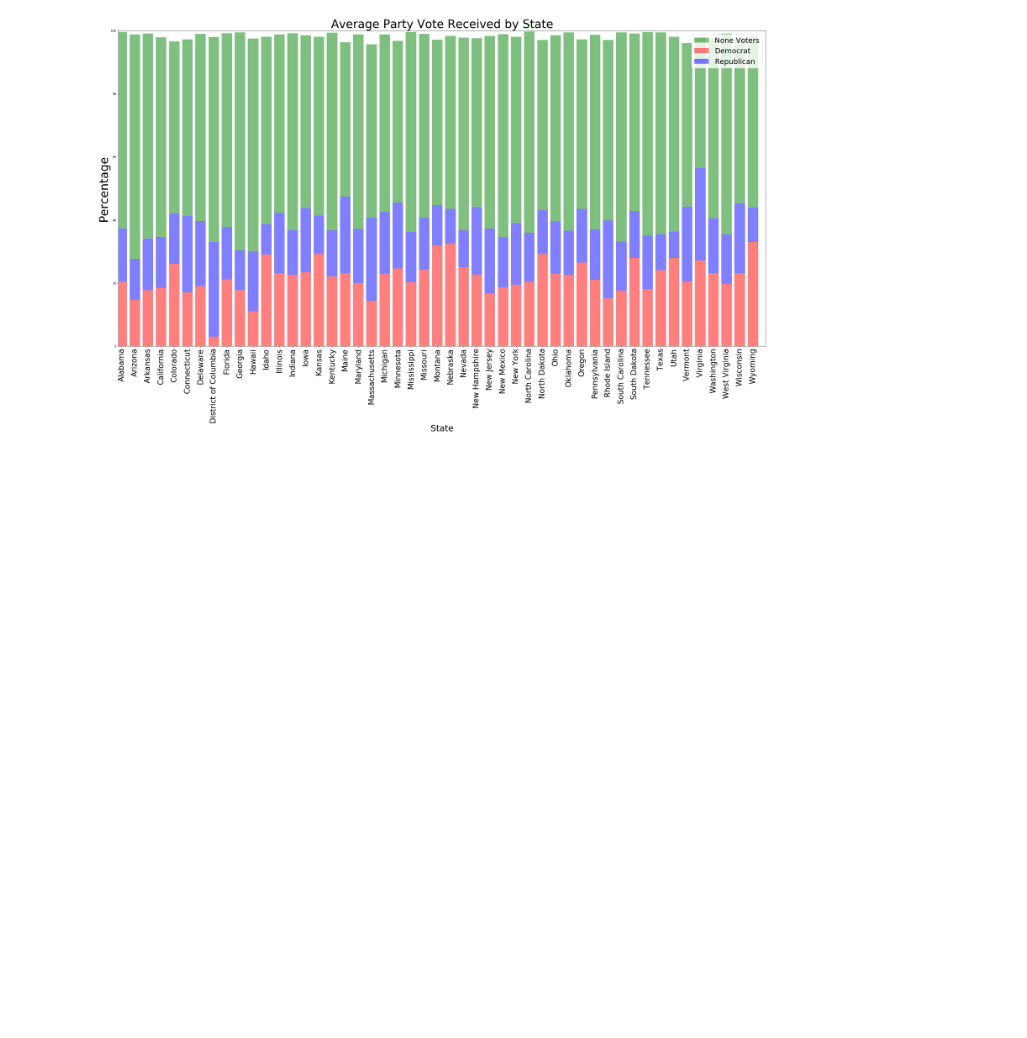
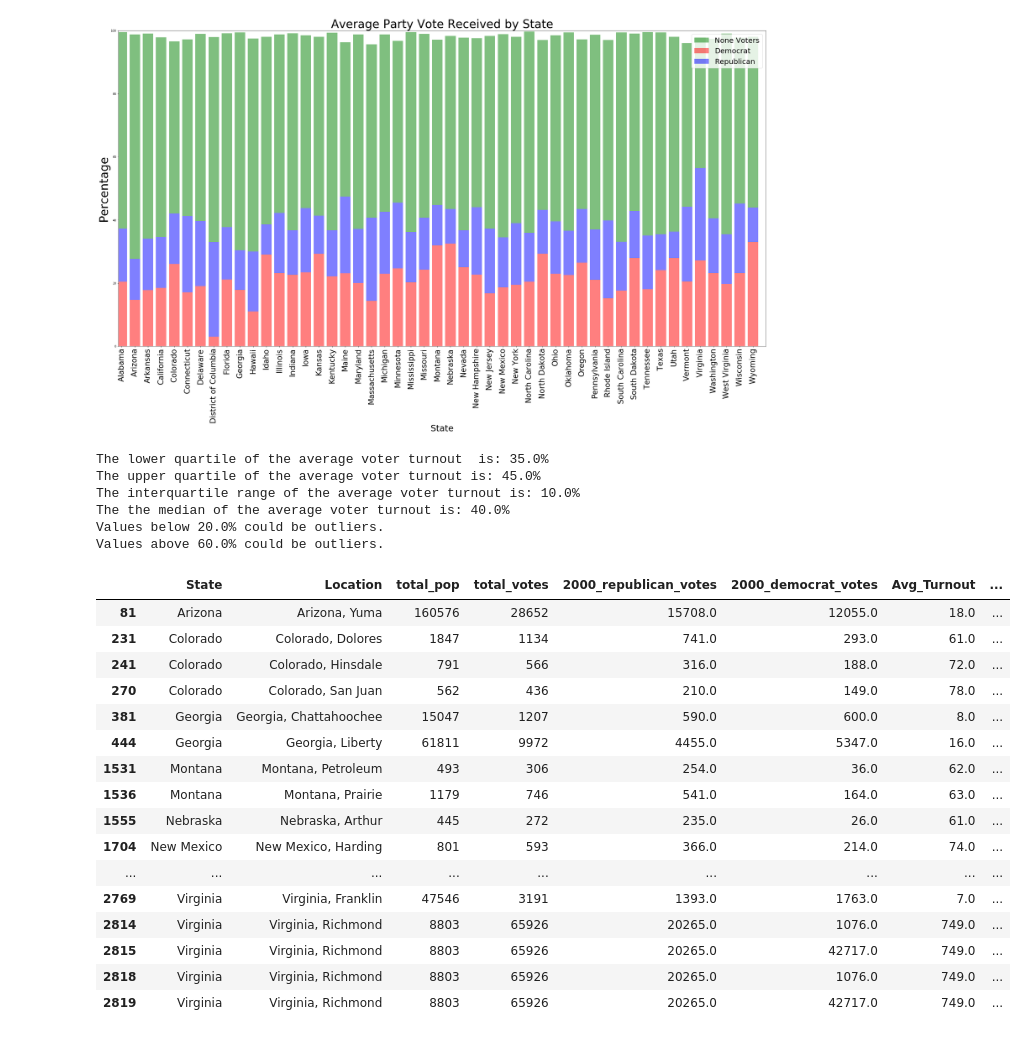
Before and after one commit to jennylynnramz/project1, a Jupyter notebook: Resources/Analysis Files/2000/election2000analysis.ipynb, the cells around one changed output. Cells and saved outputs as stored; diff of their text form; code cells hidden in the pictures; blank space fills up the shorter version.

Commit message:
Added outlier analysis for the election year 2000

```diff
--- a/Resources/Analysis Files/2000/election2000analysis.ipynb
+++ b/Resources/Analysis Files/2000/election2000analysis.ipynb
@@ -265,3 +264,48 @@ plt.legend((p0[0],p1[0], p2[0]), ('None Voters', 'Democrat','Republican'),prop={
 plt.show()
 # %% [output]
 [figure]
+# %%
+#4. General stats
+# Determine if there are any potential outliers in the average occupancy in California
+quartiles = merge_df["Avg_Turnout"].quantile([.25,.5,.75])
+lowerq = quartiles[0.25]
+upperq = quartiles[0.75]
+iqr = upperq-lowerq
+
+print(f"The lower quartile of the average voter turnout  is: {lowerq}%")
+print(f"The upper quartile of the average voter turnout is: {upperq}%")
+print(f"The interquartile range of the average voter turnout is: {iqr}%")
+print(f"The the median of the average voter turnout is: {quartiles[0.5]}% ")
+
+lower_bound = lowerq - (1.5*iqr)
+upper_bound = upperq + (1.5*iqr)
+print(f"Values below {lower_bound}% could be outliers.")
+print(f"Values above {upper_bound}% could be outliers.")
+
+outlier = merge_df.loc[(merge_df["Avg_Turnout"] < lower_bound) | (merge_df["Avg_Turnout"] > upper_bound)]
+outlier = pd.DataFrame(outlier)
+outlier
+# %% [output]
+The lower quartile of the average voter turnout  is: 35.0%
+The upper quartile of the average voter turnout is: 45.0%
+The interquartile range of the average voter turnout is: 10.0%
+The the median of the average voter turnout is: 40.0%
+Values below 20.0% could be outliers.
+Values above 60.0% could be outliers.
+|  | State | Location | total_pop | total_votes | 2000_republican_votes | 2000_democrat_votes | Avg_Turnout | ... |
+| 81 | Arizona | Arizona, Yuma | 160576 | 28652 | 15708.0 | 12055.0 | 18.0 | ... |
+| 231 | Colorado | Colorado, Dolores | 1847 | 1134 | 741.0 | 293.0 | 61.0 | ... |
+| 241 | Colorado | Colorado, Hinsdale | 791 | 566 | 316.0 | 188.0 | 72.0 | ... |
+| 270 | Colorado | Colorado, San Juan | 562 | 436 | 210.0 | 149.0 | 78.0 | ... |
+| 381 | Georgia | Georgia, Chattahoochee | 15047 | 1207 | 590.0 | 600.0 | 8.0 | ... |
+| 444 | Georgia | Georgia, Liberty | 61811 | 9972 | 4455.0 | 5347.0 | 16.0 | ... |
+| 1531 | Montana | Montana, Petroleum | 493 | 306 | 254.0 | 36.0 | 62.0 | ... |
+| 1536 | Montana | Montana, Prairie | 1179 | 746 | 541.0 | 164.0 | 63.0 | ... |
+| 1555 | Nebraska | Nebraska, Arthur | 445 | 272 | 235.0 | 26.0 | 61.0 | ... |
+| 1704 | New Mexico | New Mexico, Harding | 801 | 593 | 366.0 | 214.0 | 74.0 | ... |
+| ... | ... | ... | ... | ... | ... | ... | ... | ... |
+| 2769 | Virginia | Virginia, Franklin | 47546 | 3191 | 1393.0 | 1763.0 | 7.0 | ... |
+| 2814 | Virginia | Virginia, Richmond | 8803 | 65926 | 20265.0 | 1076.0 | 749.0 | ... |
+| 2815 | Virginia | Virginia, Richmond | 8803 | 65926 | 20265.0 | 42717.0 | 749.0 | ... |
+| 2818 | Virginia | Virginia, Richmond | 8803 | 65926 | 20265.0 | 1076.0 | 749.0 | ... |
+| 2819 | Virginia | Virginia, Richmond | 8803 | 65926 | 20265.0 | 42717.0 | 749.0 | ... |
```
Also changed, not shown: parts of 5 cells of this notebook, 3 other files.
